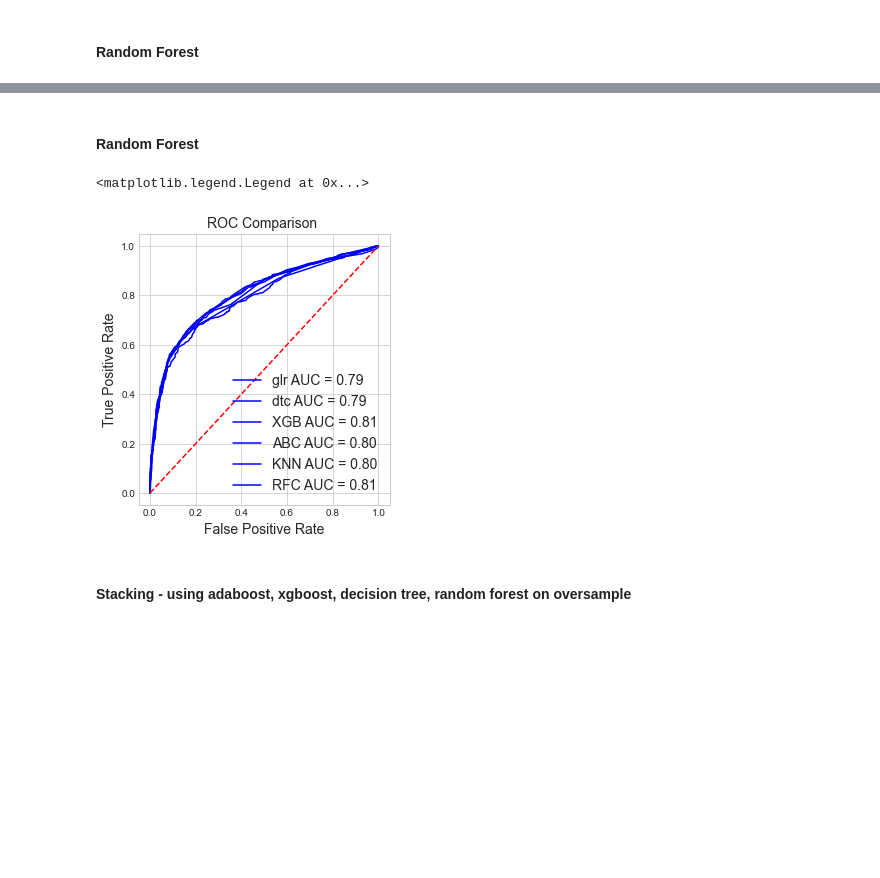
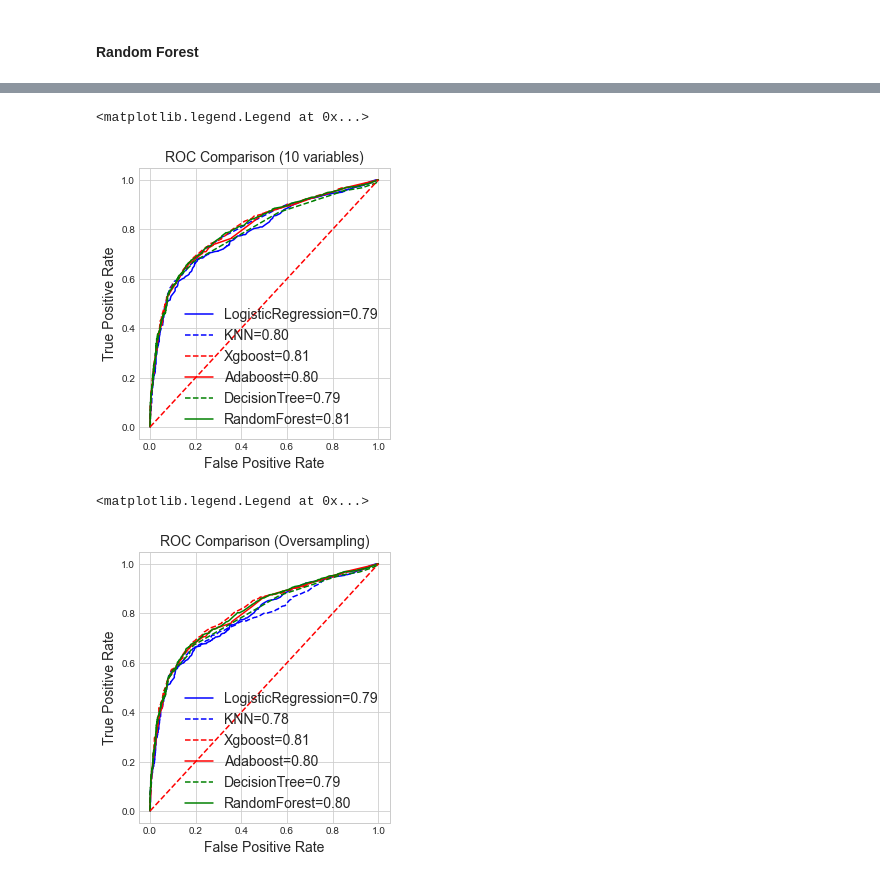
Before and after one commit to Zhaoxing-Wu/UW-Madison-FA21-STAT451, a Jupyter notebook: project.ipynb, the cells around one changed output, grey strips where cells are left out. Cells and saved outputs as stored; diff of their text form; code cells hidden in the pictures; blank space fills up the shorter version.

```diff
--- a/project.ipynb
+++ b/project.ipynb
@@ -41,7 +41,7 @@ Dataset Source: https://archive.ics.uci.edu/ml/datasets/Bank+Marketing?package=r
 - 41188 observations, 21 variables
 # %%
 # use !pwd to check the current working directory
-df = pd.read_csv("./bank-additional-full.csv", sep = ';', na_values = 'unknown')
+df = pd.read_csv("./data/bank-additional/bank-additional-full.csv", sep = ';', na_values = 'unknown')
 # %% [markdown]
 ### Data Overview
 # %% [markdown]
@@ -992,16 +1035,15 @@ get_scores(y_test, y_pred_rfc_over, y_prob_rfc_over[:, 1])
 # %%
-fprxgb_over, tprxgb_over, _ = roc_curve(y_test, y_prob_xgb_over[:, 1])
-roc_aucxgb_over = auc(fprxgb_over, tprxgb_over)
-
+#fpr, tpr, _ = roc_curve(y_test, y_prob_[:, 1])
+#roc_auc = auc(fpr, tpr)
+fprglr, tprglr, _ = roc_curve(y_test, y_prob_glr[:, 1])
+roc_aucglr = auc(fprglr, tprglr)
 fprabc, tprabc, _ = roc_curve(y_test, y_prob_abc[:, 1])
 roc_aucabc = auc(fprabc, tprabc)
 fprknn, tprknn, _ = roc_curve(y_test, y_prob_knn[:, 1])
 roc_aucknn = auc(fprknn, tprknn)
 fprrfc, tprrfc, _ = roc_curve(y_test, y_prob_rfc[:, 1])
 roc_aucrfc = auc(fprrfc, tprrfc)
-#fpr, tpr, _ = roc_curve(y_test, y_prob_[:, 1])
-#roc_auc = auc(fpr, tpr)
 fprxgb, tprxgb, _ = roc_curve(y_test, y_prob_xgb[:, 1])
 roc_aucxgb = auc(fprxgb, tprxgb)
+fprdtc, tprdtc, _ = roc_curve(y_test, y_prob_dtc[:, 1])
+roc_aucdtc = auc(fprdtc, tprdtc)
-# %% [markdown]
-#### Random Forest
@@ -1008,18 +1076,32 @@ roc_aucxgb = auc(fprxgb, tprxgb)
 # %%
 fig = plt.figure(figsize=(4.5,5))
-plt.plot(fprglr, tprglr, 'b', label='glr AUC = %0.2f' % roc_aucglr)
-plt.plot(fprdtc, tprdtc, 'b', label='dtc AUC = %0.2f' % roc_aucdtc)
-plt.plot(fprxgb, tprxgb, 'b', label='XGB AUC = %0.2f' % roc_aucxgb)
-plt.plot(fprabc, tprabc, 'b', label='ABC AUC = %0.2f' % roc_aucabc)
-plt.plot(fprknn, tprknn, 'b', label='KNN AUC = %0.2f' % roc_aucknn)
-plt.plot(fprrfc, tprrfc, 'b', label='RFC AUC = %0.2f' % roc_aucrfc)
+plt.plot(fprglr, tprglr, 'b', label='LogisticRegression=%0.2f' % roc_aucglr)
+plt.plot(fprknn, tprknn, 'b', label='KNN=%0.2f' % roc_aucknn, linestyle='dashed')
+plt.plot(fprxgb, tprxgb, 'b', label='Xgboost=%0.2f' % roc_aucxgb, linestyle='dashed', color='red')
+plt.plot(fprabc, tprabc, 'b', label='Adaboost=%0.2f' % roc_aucabc, color='red')
+plt.plot(fprdtc, tprdtc, 'b', label='DecisionTree=%0.2f' % roc_aucdtc, linestyle='dashed', color='green')
+plt.plot(fprrfc, tprrfc, 'b', label='RandomForest=%0.2f' % roc_aucrfc, color='green')
 plt.plot([0, 1], [0, 1],'r--')
-plt.title('ROC Comparison ',fontsize=14)
+plt.title('ROC Comparison (10 variables)',fontsize=14)
 plt.ylabel('True Positive Rate',fontsize=14)
 plt.xlabel('False Positive Rate',fontsize=14)
 plt.legend(loc = 'lower right', prop={'size': 14})
 # %% [output]
 <matplotlib.legend.Legend at 0x...>
-[figure, old version]
+[figure, new version]
-# %% [markdown]
-#### Stacking - using adaboost, xgboost, decision tree, random forest on oversample
+# %%
+fig = plt.figure(figsize=(4.5,5))
+plt.plot(fprglr_over, tprglr_over, 'b', label='LogisticRegression=%0.2f' % roc_aucglr_over)
+plt.plot(fprknn_over, tprknn_over, 'b', label='KNN=%0.2f' % roc_aucknn_over, linestyle='dashed')
+plt.plot(fprxgb_over, tprxgb_over, 'b', label='Xgboost=%0.2f' % roc_aucxgb_over, linestyle='dashed', color='red')
+plt.plot(fprabc_over, tprabc_over, 'b', label='Adaboost=%0.2f' % roc_aucabc_over, color='red')
+plt.plot(fprdtc_over, tprdtc_over, 'b', label='DecisionTree=%0.2f' % roc_aucdtc_over, linestyle='dashed', color='green')
+plt.plot(fprrfc_over, tprrfc_over, 'b', label='RandomForest=%0.2f' % roc_aucrfc_over, color='green')
+plt.plot([0, 1], [0, 1],'r--')
+plt.title('ROC Comparison (Oversampling)',fontsize=14)
+plt.ylabel('True Positive Rate',fontsize=14)
+plt.xlabel('False Positive Rate',fontsize=14)
+plt.legend(loc = 'lower right', prop={'size': 14})
+# %% [output]
+<matplotlib.legend.Legend at 0x...>
+[figure, added]
```
Also changed, not shown: parts of 31 cells of this notebook, 1 other file.
